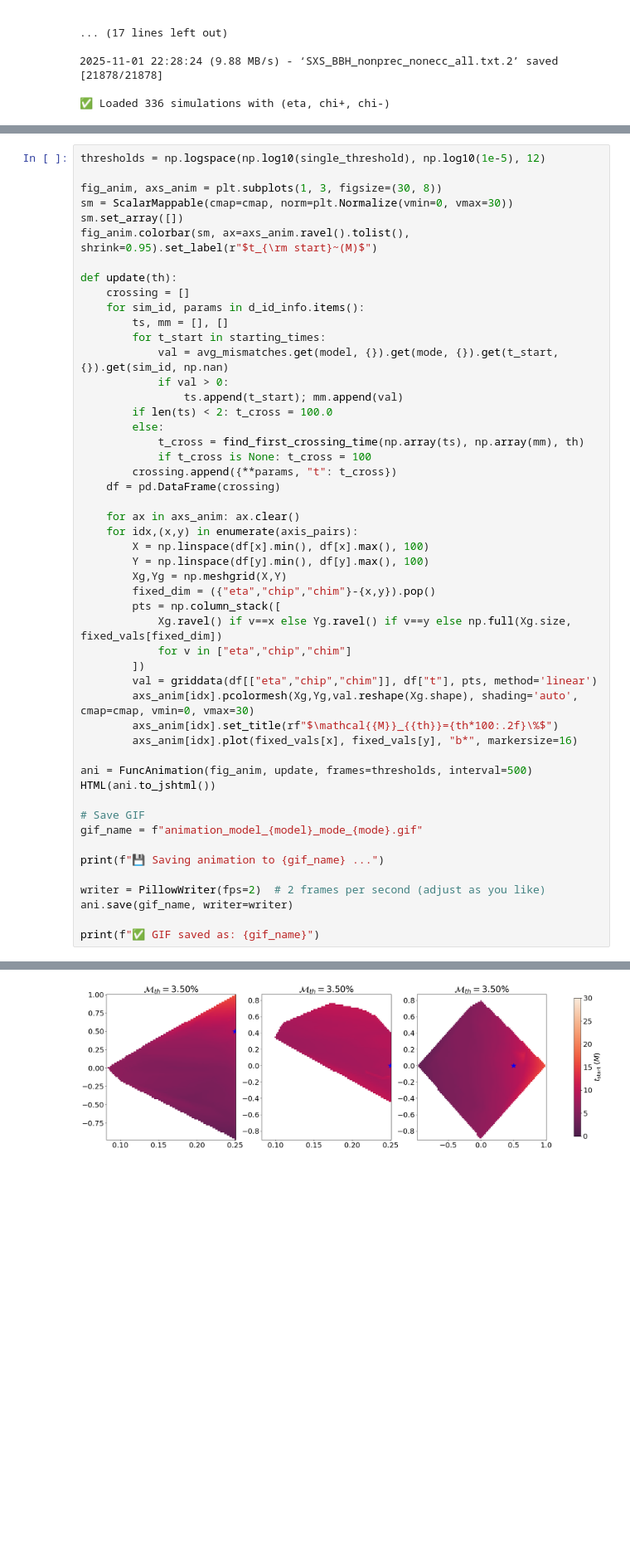
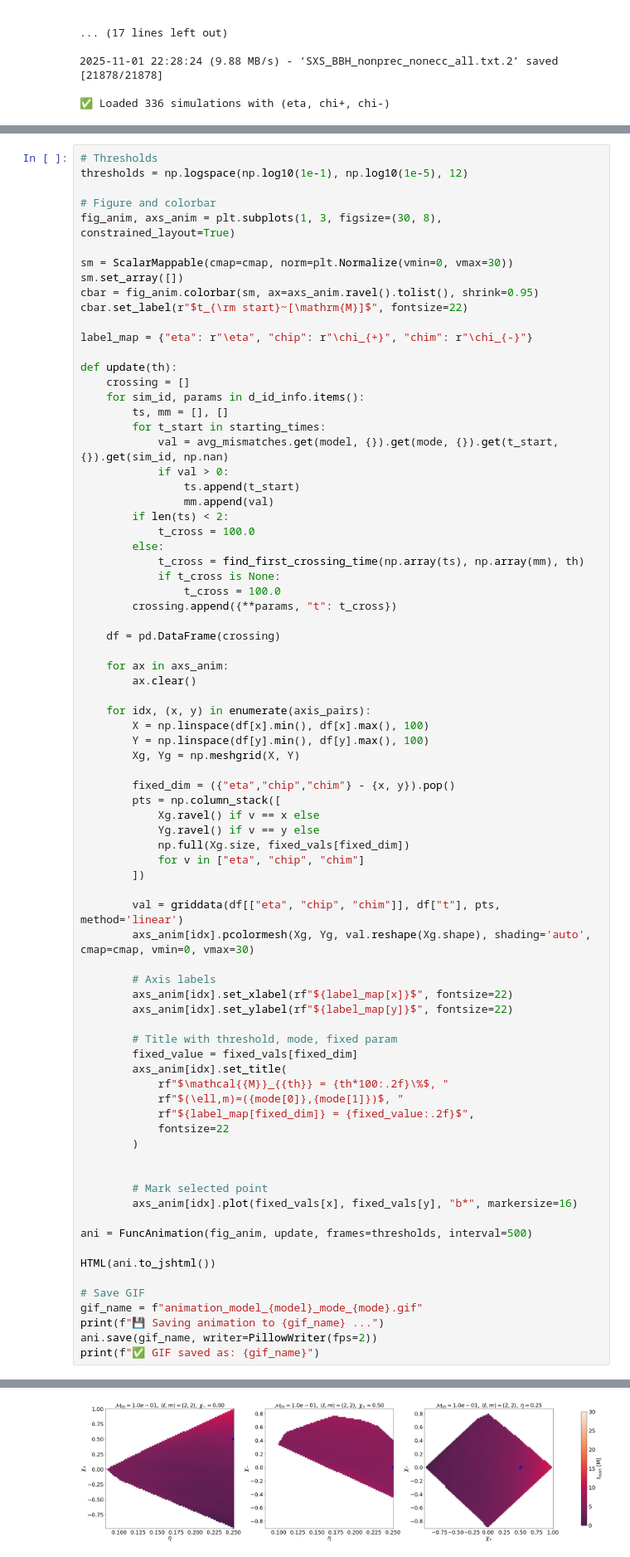
Before and after one commit to francesco-crescimbeni/Interpolating-function-of-ringdown-starting-time, a Jupyter notebook: t_start_eta_chip_chim_interpolant_frames.ipynb, the cells around one changed output, grey strips where cells are left out. Shown: that part at 83% size. Drawn from its saved outputs; the diff is of its cells as text; blank space fills up the shorter version.

```diff
--- a/t_start_eta_chip_chim_interpolant_frames.ipynb
+++ b/t_start_eta_chip_chim_interpolant_frames.ipynb
@@ -289,54 +293,82 @@ For (eta, chi_p, chi_m) = (0.25, 0.50, 0.00) of the progenitor parameter space,
 # %%
-thresholds = np.logspace(np.log10(single_threshold), np.log10(1e-5), 12)
+# Thresholds
+thresholds = np.logspace(np.log10(1e-1), np.log10(1e-5), 12)
 
-fig_anim, axs_anim = plt.subplots(1, 3, figsize=(30, 8))
+# Figure and colorbar
+fig_anim, axs_anim = plt.subplots(1, 3, figsize=(30, 8), constrained_layout=True)
+
 sm = ScalarMappable(cmap=cmap, norm=plt.Normalize(vmin=0, vmax=30))
 sm.set_array([])
-fig_anim.colorbar(sm, ax=axs_anim.ravel().tolist(), shrink=0.95).set_label(r"$t_{\rm start}~(M)$")
+cbar = fig_anim.colorbar(sm, ax=axs_anim.ravel().tolist(), shrink=0.95)
+cbar.set_label(r"$t_{\rm start}~[\mathrm{M}]$", fontsize=22)
+
+label_map = {"eta": r"\eta", "chip": r"\chi_{+}", "chim": r"\chi_{-}"}
 
 def update(th):
     crossing = []
     for sim_id, params in d_id_info.items():
         ts, mm = [], []
         for t_start in starting_times:
             val = avg_mismatches.get(model, {}).get(mode, {}).get(t_start, {}).get(sim_id, np.nan)
             if val > 0:
-                ts.append(t_start); mm.append(val)
-        if len(ts) < 2: t_cross = 100.0
+                ts.append(t_start)
+                mm.append(val)
+        if len(ts) < 2:
+            t_cross = 100.0
         else:
             t_cross = find_first_crossing_time(np.array(ts), np.array(mm), th)
-            if t_cross is None: t_cross = 100
+            if t_cross is None:
+                t_cross = 100.0
         crossing.append({**params, "t": t_cross})
+
     df = pd.DataFrame(crossing)
 
-    for ax in axs_anim: ax.clear()
-    for idx,(x,y) in enumerate(axis_pairs):
+    for ax in axs_anim:
+        ax.clear()
+
+    for idx, (x, y) in enumerate(axis_pairs):
         X = np.linspace(df[x].min(), df[x].max(), 100)
         Y = np.linspace(df[y].min(), df[y].max(), 100)
-        Xg,Yg = np.meshgrid(X,Y)
-        fixed_dim = ({"eta","chip","chim"}-{x,y}).pop()
+        Xg, Yg = np.meshgrid(X, Y)
+
+        fixed_dim = ({"eta","chip","chim"} - {x, y}).pop()
         pts = np.column_stack([
-            Xg.ravel() if v==x else Yg.ravel() if v==y else np.full(Xg.size, fixed_vals[fixed_dim])
-            for v in ["eta","chip","chim"]
+            Xg.ravel() if v == x else
+            Yg.ravel() if v == y else
+            np.full(Xg.size, fixed_vals[fixed_dim])
+            for v in ["eta", "chip", "chim"]
         ])
-        val = griddata(df[["eta","chip","chim"]], df["t"], pts, method='linear')
-        axs_anim[idx].pcolormesh(Xg,Yg,val.reshape(Xg.shape), shading='auto', cmap=cmap, vmin=0, vmax=30)
-        axs_anim[idx].set_title(rf"$\mathcal{{M}}_{{th}}={th*100:.2f}\%$")
+
+        val = griddata(df[["eta", "chip", "chim"]], df["t"], pts, method='linear')
+        axs_anim[idx].pcolormesh(Xg, Yg, val.reshape(Xg.shape), shading='auto', cmap=cmap, vmin=0, vmax=30)
+
+        # Axis labels
+        axs_anim[idx].set_xlabel(rf"${label_map[x]}$", fontsize=22)
+        axs_anim[idx].set_ylabel(rf"${label_map[y]}$", fontsize=22)
+
+        # Title with threshold, mode, fixed param
+        fixed_value = fixed_vals[fixed_dim]
+        axs_anim[idx].set_title(
+            rf"$\mathcal{{M}}_{{th}} = {th*100:.2f}\%$, "
+            rf"$(\ell,m)=({mode[0]},{mode[1]})$, "
+            rf"${label_map[fixed_dim]} = {fixed_value:.2f}$",
+            fontsize=22
+        )
+
+
+        # Mark selected point
         axs_anim[idx].plot(fixed_vals[x], fixed_vals[y], "b*", markersize=16)
 
 ani = FuncAnimation(fig_anim, update, frames=thresholds, interval=500)
+
 HTML(ani.to_jshtml())
 
 # Save GIF
 gif_name = f"animation_model_{model}_mode_{mode}.gif"
-
 print(f"💾 Saving animation to {gif_name} ...")
-
-writer = PillowWriter(fps=2)  # 2 frames per second (adjust as you like)
-ani.save(gif_name, writer=writer)
-
+ani.save(gif_name, writer=PillowWriter(fps=2))
 print(f"✅ GIF saved as: {gif_name}")
 # %% [output]
 💾 Saving animation to animation_model_KerrBinary_Cheung_mode_22.gif ...
 ✅ GIF saved as: animation_model_KerrBinary_Cheung_mode_22.gif
-[figure, old version]
+[figure, new version]
```
Also changed, not shown: parts of 5 cells of this notebook.
